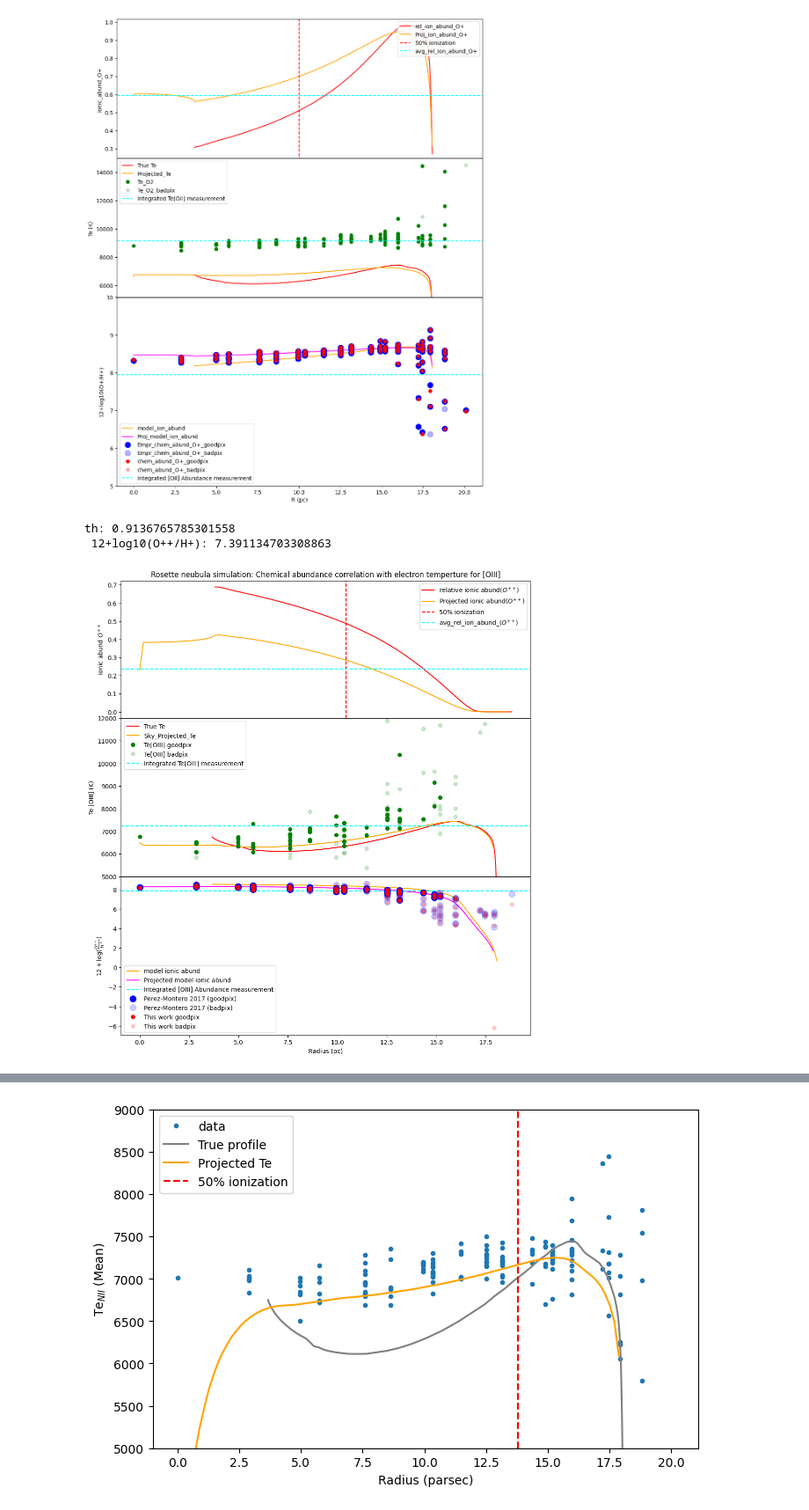
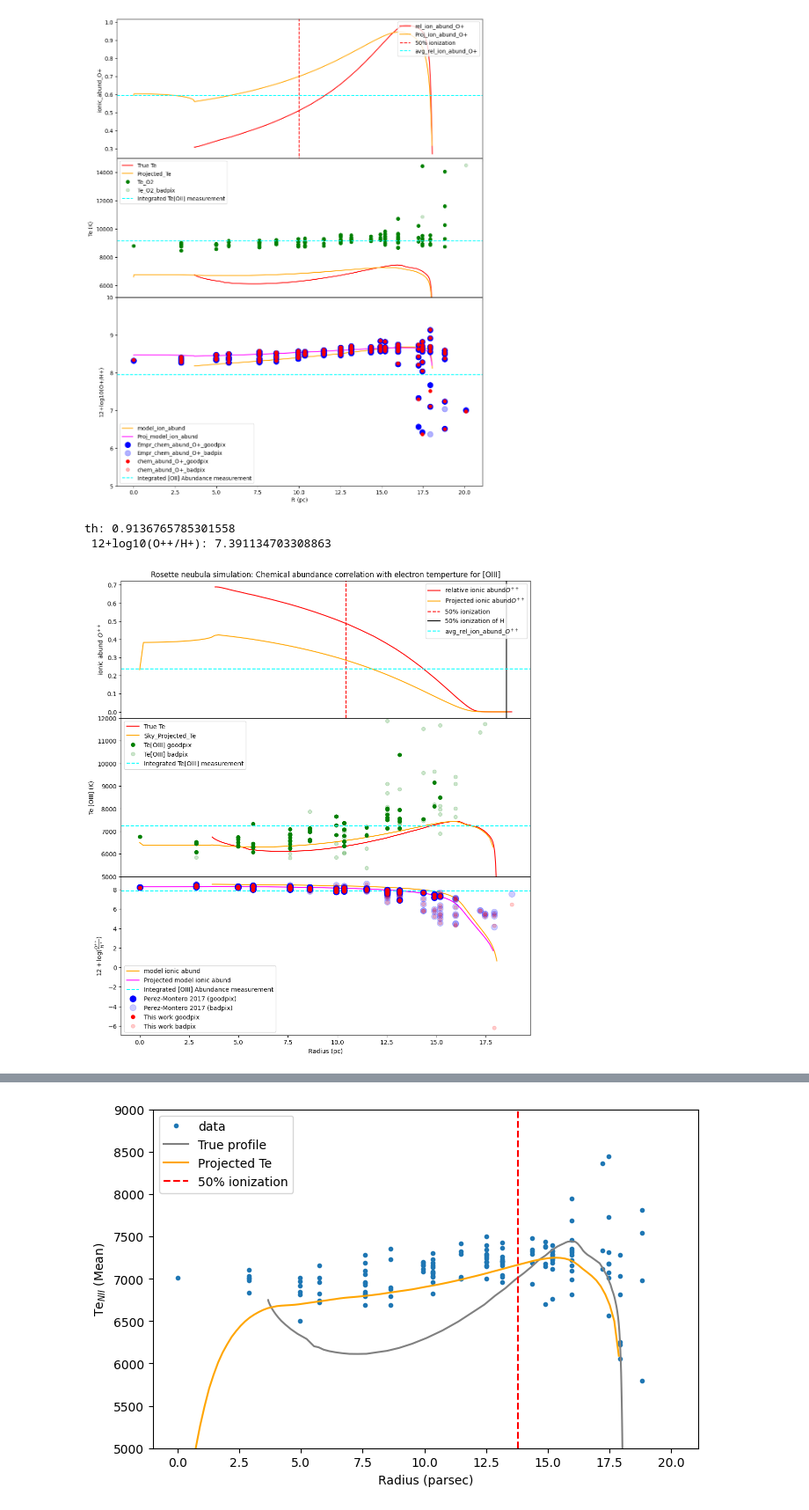
Before and after one commit to Amrita27singh/lvmnebular, a Jupyter notebook: Testing_lvmnebular.ipynb, the cells around one changed output, grey strips where cells are left out. Shown at 88% size. Saved outputs shown, nothing was run; the diff lists cells and outputs as text; code cells hidden in the pictures.

```diff
--- a/Testing_lvmnebular.ipynb
+++ b/Testing_lvmnebular.ipynb
@@ -246,10 +247,11 @@ bad=u.linefitdict['4363_flux']/u.linefitdict['4363_flux_err']<3
 
 #relative ionic abundance plots
 fig, (ax1, ax2, ax)=plt.subplots(3, 1, figsize=(12,12))
-ax1.plot(u.vals[0], u.vals[6], color='red', label='relative ionic abund'r'$ (O^{++})$')
-ax1.plot(u.R, u.aproj, color='orange', label='Projected ionic abund' r'$ (O^{++})$')
+ax1.plot(u.vals[0], u.vals[6], color='red', label='relative ionic abund'r'$ O^{++}$')
+ax1.plot(u.R, u.aproj, color='orange', label='Projected ionic abund' r'$ O^{++}$')
 ax1.axvline(x=10, c='red', linestyle='--', label='50% ionization')
-ax1.axhline(y=np.average(u.vals[6]), c='cyan', linestyle='--', label='avg_rel_ion_abund_$ (O^{++})$')
+ax1.axvline(x=17.8, c='black', label='50% ionization of H')
+ax1.axhline(y=np.average(u.vals[6]), c='cyan', linestyle='--', label='avg_rel_ion_abund_$ O^{++}$')
 
 ax1.legend(loc='upper right')
 ax1.set_ylabel('ionic abund 'r'$ O^{++}$')
@@ -270,34 +272,34 @@ Zmodel=1                                      # cloudy model abundance relative
 logOHsun= -3.31                               # solar abundance patter from GASS (Grevesse et al 2010)
 logOHmodel = logOHsun + np.log10(Zmodel)      # total Oxygen elemental abundance in the model
 logOppHmodel = logOHmodel+np.log10(u.vals[6]) # ionic abundance of O++ in the model
 logOppHproj = logOHmodel+np.log10(u.aproj)    # ionic abundance of O++ in the model
 
 ax.plot(u.vals[0], 12+logOppHmodel, color='orange', label='model ionic abund')
 ax.plot(u.R, 12+logOppHproj, color='magenta', label='Projected model ionic abund')
 #ax.set_ylim(3,9)
 ax.axhline(y=12+np.log10(u.int_OppH), c='cyan', linestyle='--', label='Integrated [OIII] Abundance measurement')
 
 ax.plot(rad[good], Abund_O3[good], 'o', color='blue', markersize='10', label='Perez-Montero 2017 (goodpix)')
 ax.plot(rad[bad], Abund_O3[bad], 'o', color='blue', markersize='10', label='Perez-Montero 2017 (badpix)', alpha=0.2)
 ax.plot(rad[good], 12+np.log10(u.OppH)[good], 'o', color='red', label='This work goodpix')
 ax.plot(rad[bad], 12+np.log10(u.OppH)[bad], 'o', color='red', label='This work badpix', alpha=0.2)
 
 ax.set_xlabel('Radius (pc)')
 #ax.set_ylabel('12+log10(O++/H+)')
 ax.set_ylabel(r'$12+\log(\frac{O^{++}}{H^+})$')
 ax.legend(loc='lower left')
 
 ax1.set_position([0.125, 0.8, 0.775, 0.26])  # [left, bottom, width, height]
 ax2.set_position([0.125, 0.5, 0.775, 0.3])
 ax.set_position([0.125, 0.2, 0.775, 0.3])
 
 plt.savefig('/home/amrita/LVM/lvmnebular/Bubble_v2_5e-14/Bubble_v2_5e-14_plotprofile/TeO3_chem_abundO3_vs_R_present.png', dpi=200)
 #plt.savefig('/home/amrita/LVM/lvmnebular/Bubble_v2_5e-14/Bubble_v2_5e-14_snbinned/Bubble_v2_5e-14_snbinned_plotprofile/snbin_TeO3_chem_abundO3_vs_R.png', dpi=300)
 plt.show()
 # %% [output]
 th: 0.9136765785301558
  12+log10(O++/H+): 7.391134703308863
-[figure, old version]
+[figure, new version]
 # %%
 # Plot for [NII]
 # %%
```
Also changed, not shown: parts of 4 cells of this notebook.
